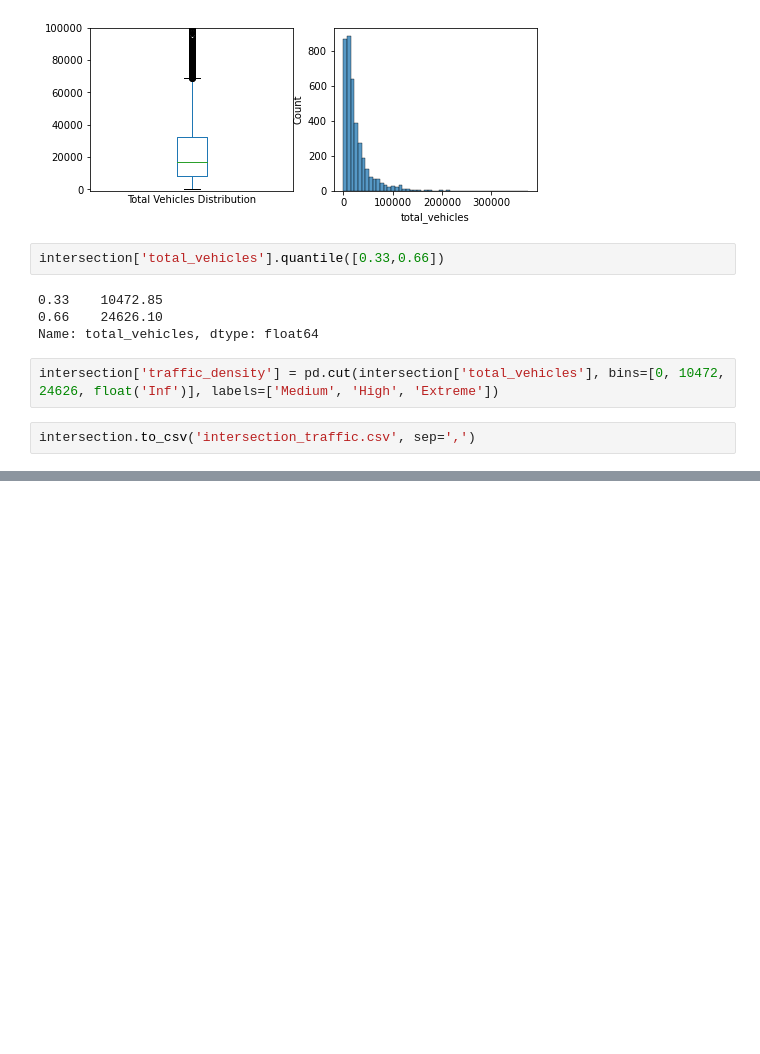
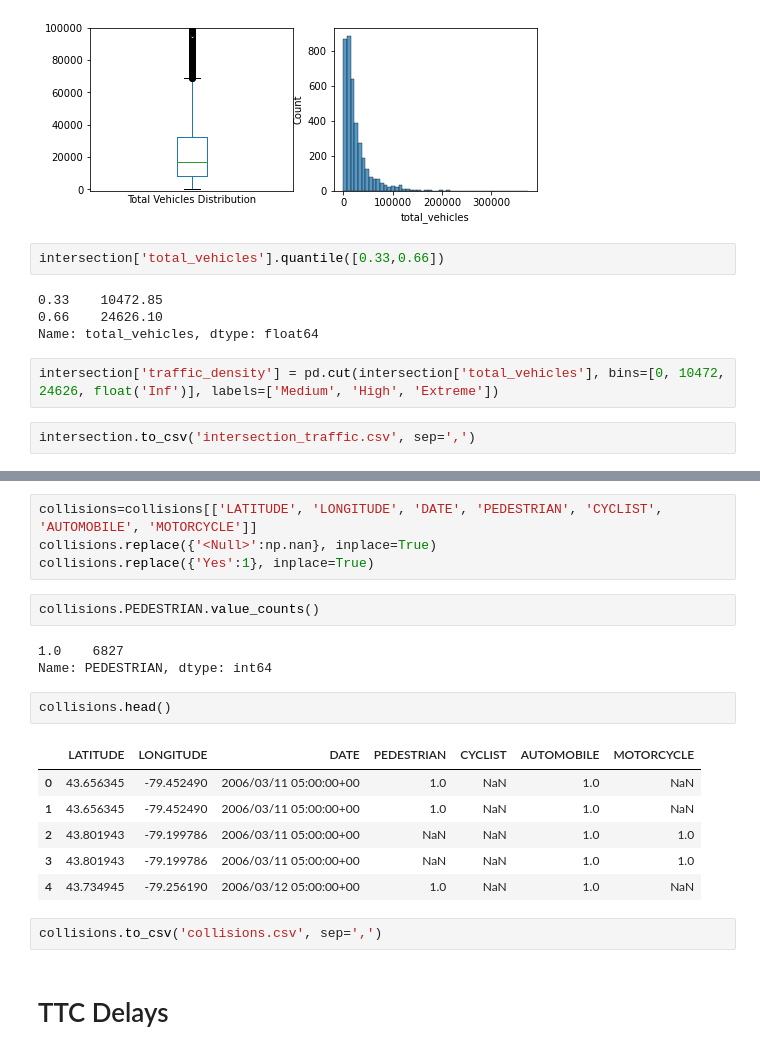
Before and after one commit to Hack-the-Globe-Team-SUStainable/ArcGIS-data-processing, a Jupyter notebook: Processing Data.ipynb, the cells around one changed output, grey strips where cells are left out. Cells and saved outputs as stored; diff of their text form; blank space fills up the shorter version.

```diff
--- a/Processing Data.ipynb
+++ b/Processing Data.ipynb
@@ -125,0 +172,22 @@ intersection.to_csv('intersection_traffic.csv', sep=',')
+# %%
+collisions=collisions[['LATITUDE', 'LONGITUDE', 'DATE', 'PEDESTRIAN', 'CYCLIST', 'AUTOMOBILE', 'MOTORCYCLE']]
+collisions.replace({'<Null>':np.nan}, inplace=True)
+collisions.replace({'Yes':1}, inplace=True)
+# %%
+collisions.PEDESTRIAN.value_counts()
+# %% [output]
+1.0    6827
+Name: PEDESTRIAN, dtype: int64
+# %%
+collisions.head()
+# %% [output]
+|  | LATITUDE | LONGITUDE | DATE | PEDESTRIAN | CYCLIST | AUTOMOBILE | MOTORCYCLE |
+| 0 | 43.656345 | -79.452490 | 2006/03/11 05:00:00+00 | 1.0 | NaN | 1.0 | NaN |
+| 1 | 43.656345 | -79.452490 | 2006/03/11 05:00:00+00 | 1.0 | NaN | 1.0 | NaN |
+| 2 | 43.801943 | -79.199786 | 2006/03/11 05:00:00+00 | NaN | NaN | 1.0 | 1.0 |
+| 3 | 43.801943 | -79.199786 | 2006/03/11 05:00:00+00 | NaN | NaN | 1.0 | 1.0 |
+| 4 | 43.734945 | -79.256190 | 2006/03/12 05:00:00+00 | 1.0 | NaN | 1.0 | NaN |
+# %%
+collisions.to_csv('collisions.csv', sep=',')
+# %% [markdown]
+# TTC Delays
```
Also changed, not shown: parts of 12 cells of this notebook, 6 other files.
